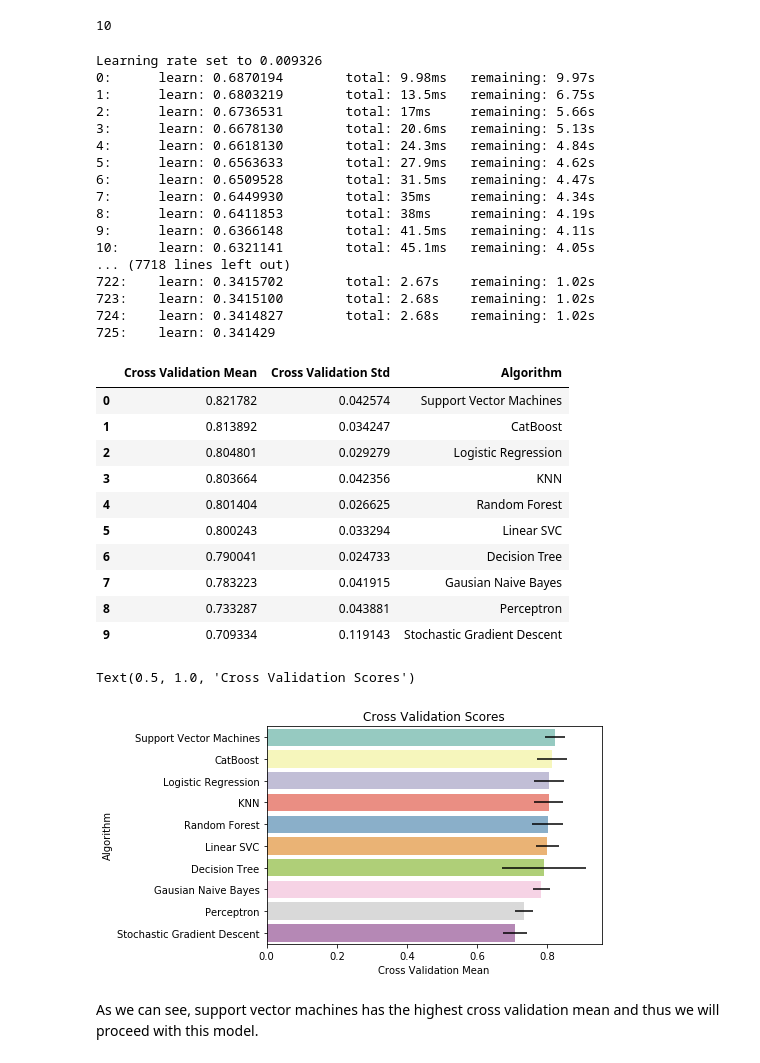
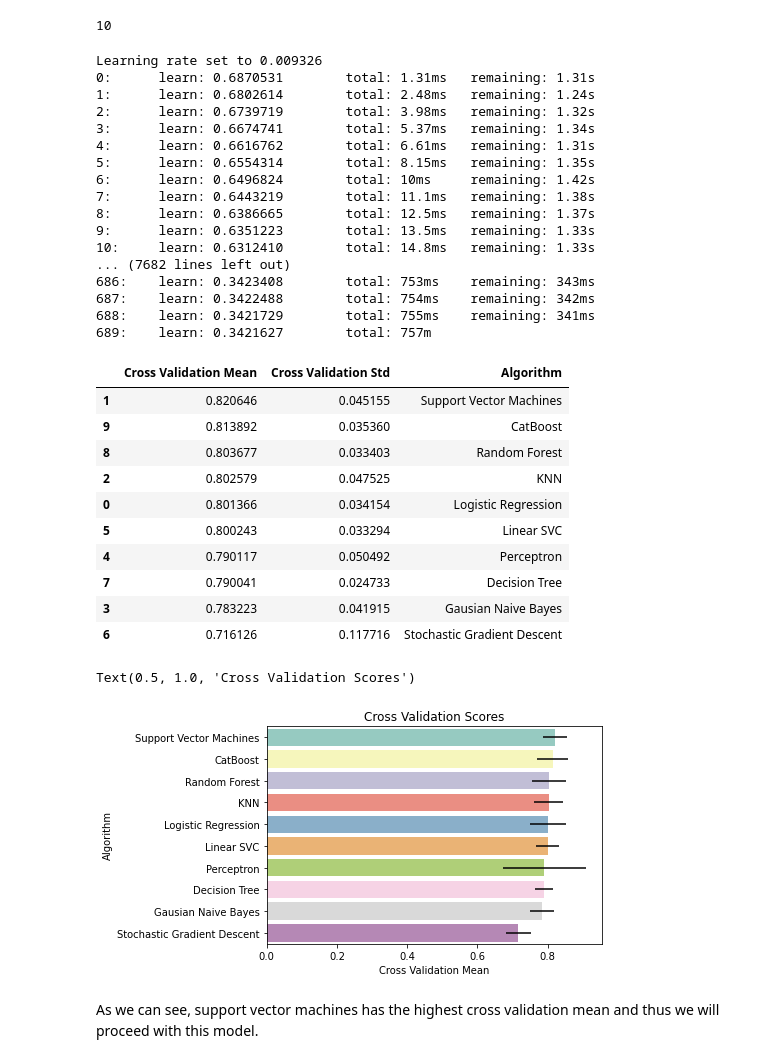
Before and after one commit to mdpurvis/kaggle_competitions, a Jupyter notebook: titanic/notebooks/titanic-tutorial.ipynb, the cells around one changed output. Cells and saved outputs as stored; diff of their text form; code cells hidden in the pictures.

```diff
--- a/titanic/notebooks/titanic-tutorial.ipynb
+++ b/titanic/notebooks/titanic-tutorial.ipynb
@@ -67,3 +63,7 @@ ss = pd.read_csv("C:/Users/Jason Chong/Documents/Kaggle/titanic/gender_submissio
+# %%
+test = pd.read_csv('../data/raw/test.csv')
+train = pd.read_csv('../data/raw/train.csv')
+ss = pd.read_csv('../data/raw/gender_submission.csv')
 # %% [markdown]
 Let's have a look at the datasets.
 # %%
@@ -1303,22 +1303,22 @@ for classifier in classifiers:
     cv_results.append(cross_val_score(classifier, X_train, Y_train, scoring = 'accuracy', cv = 10))
 # %% [output]
 Learning rate set to 0.009326
-0:      learn: 0.6870194        total: 9.98ms   remaining: 9.97s
-1:      learn: 0.6803219        total: 13.5ms   remaining: 6.75s
-2:      learn: 0.6736531        total: 17ms     remaining: 5.66s
-3:      learn: 0.6678130        total: 20.6ms   remaining: 5.13s
-4:      learn: 0.6618130        total: 24.3ms   remaining: 4.84s
-5:      learn: 0.6563633        total: 27.9ms   remaining: 4.62s
-6:      learn: 0.6509528        total: 31.5ms   remaining: 4.47s
-7:      learn: 0.6449930        total: 35ms     remaining: 4.34s
-8:      learn: 0.6411853        total: 38ms     remaining: 4.19s
-9:      learn: 0.6366148        total: 41.5ms   remaining: 4.11s
-10:     learn: 0.6321141        total: 45.1ms   remaining: 4.05s
-... (7718 lines left out)
-722:    learn: 0.3415702        total: 2.67s    remaining: 1.02s
-723:    learn: 0.3415100        total: 2.68s    remaining: 1.02s
-724:    learn: 0.3414827        total: 2.68s    remaining: 1.02s
-725:    learn: 0.341429
+0:      learn: 0.6870531        total: 1.31ms   remaining: 1.31s
+1:      learn: 0.6802614        total: 2.48ms   remaining: 1.24s
+2:      learn: 0.6739719        total: 3.98ms   remaining: 1.32s
+3:      learn: 0.6674741        total: 5.37ms   remaining: 1.34s
+4:      learn: 0.6616762        total: 6.61ms   remaining: 1.31s
+5:      learn: 0.6554314        total: 8.15ms   remaining: 1.35s
+6:      learn: 0.6496824        total: 10ms     remaining: 1.42s
+7:      learn: 0.6443219        total: 11.1ms   remaining: 1.38s
+8:      learn: 0.6386665        total: 12.5ms   remaining: 1.37s
+9:      learn: 0.6351223        total: 13.5ms   remaining: 1.33s
+10:     learn: 0.6312410        total: 14.8ms   remaining: 1.33s
+... (7682 lines left out)
+686:    learn: 0.3423408        total: 753ms    remaining: 343ms
+687:    learn: 0.3422488        total: 754ms    remaining: 342ms
+688:    learn: 0.3421729        total: 755ms    remaining: 341ms
+689:    learn: 0.3421627        total: 757m
 # %%
 # Mean and standard deviation of cross validation results for each classifier
 
@@ -1329,26 +1329,26 @@ for cv_result in cv_results:
     cv_std.append(cv_result.std())
 # %%
 cv_res = pd.DataFrame({'Cross Validation Mean': cv_mean, 'Cross Validation Std': cv_std, 'Algorithm': ['Logistic Regression', 'Support Vector Machines', 'KNN', 'Gausian Naive Bayes', 'Perceptron', 'Linear SVC', 'Stochastic Gradient Descent', 'Decision Tree', 'Random Forest', 'CatBoost']})
-cv_res.sort_values(by = 'Cross Validation Mean', ascending = False, ignore_index = True)
+cv_res.sort_values(by = 'Cross Validation Mean', ascending = False)
 # %% [output]
 |  | Cross Validation Mean | Cross Validation Std | Algorithm |
-| 0 | 0.821782 | 0.042574 | Support Vector Machines |
-| 1 | 0.813892 | 0.034247 | CatBoost |
-| 2 | 0.804801 | 0.029279 | Logistic Regression |
-| 3 | 0.803664 | 0.042356 | KNN |
-| 4 | 0.801404 | 0.026625 | Random Forest |
+| 1 | 0.820646 | 0.045155 | Support Vector Machines |
+| 9 | 0.813892 | 0.035360 | CatBoost |
+| 8 | 0.803677 | 0.033403 | Random Forest |
+| 2 | 0.802579 | 0.047525 | KNN |
+| 0 | 0.801366 | 0.034154 | Logistic Regression |
 | 5 | 0.800243 | 0.033294 | Linear SVC |
-| 6 | 0.790041 | 0.024733 | Decision Tree |
-| 7 | 0.783223 | 0.041915 | Gausian Naive Bayes |
-| 8 | 0.733287 | 0.043881 | Perceptron |
-| 9 | 0.709334 | 0.119143 | Stochastic Gradient Descent |
+| 4 | 0.790117 | 0.050492 | Perceptron |
+| 7 | 0.790041 | 0.024733 | Decision Tree |
+| 3 | 0.783223 | 0.041915 | Gausian Naive Bayes |
+| 6 | 0.716126 | 0.117716 | Stochastic Gradient Descent |
 # %%
 sns.barplot('Cross Validation Mean', 'Algorithm', data = cv_res, order = cv_res.sort_values(by = 'Cross Validation Mean', ascending = False)['Algorithm'], palette = 'Set3', **{'xerr': cv_std})
 plt.ylabel('Algorithm')
 plt.title('Cross Validation Scores')
 # %% [output]
 Text(0.5, 1.0, 'Cross Validation Scores')
-[figure, old version]
+[figure, new version]
 # %% [markdown]
 As we can see, support vector machines has the highest cross validation mean and thus we will proceed with this model.
 # %% [markdown]
```
Also changed, not shown: parts of 39 cells of this notebook, 17 other files.
